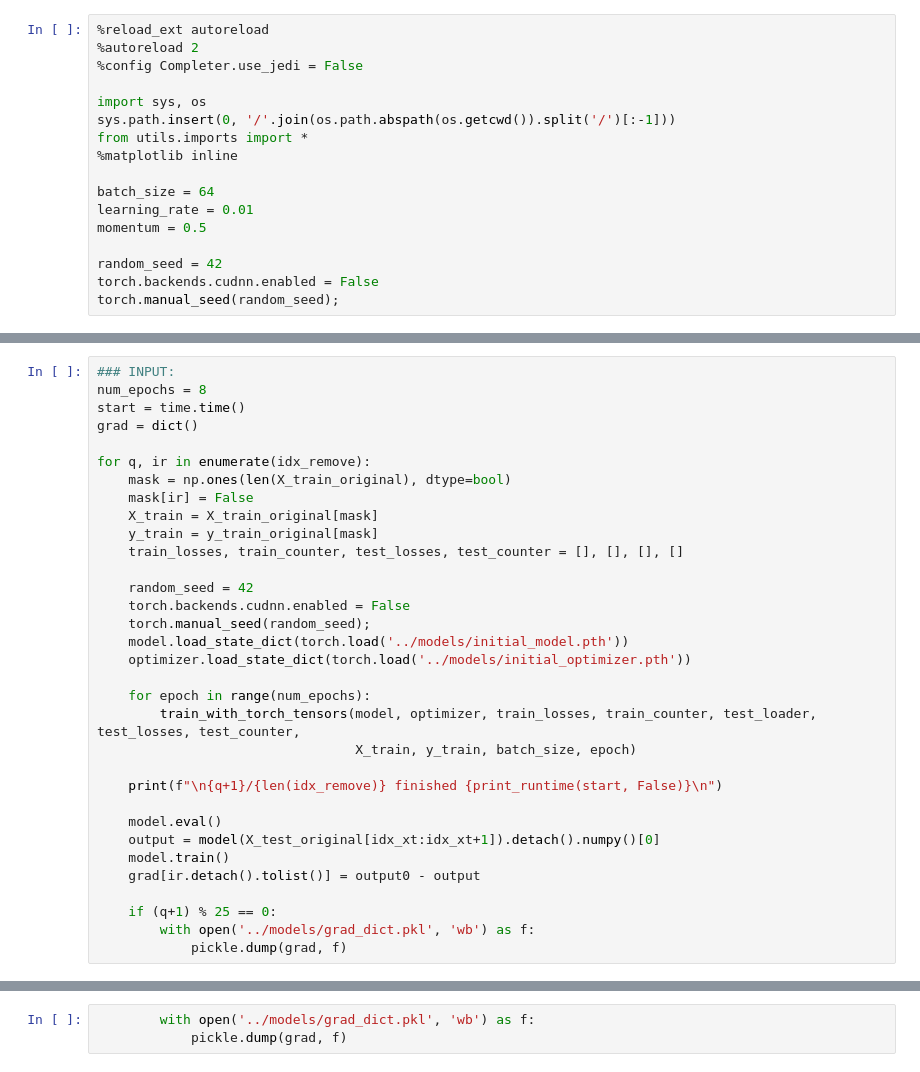
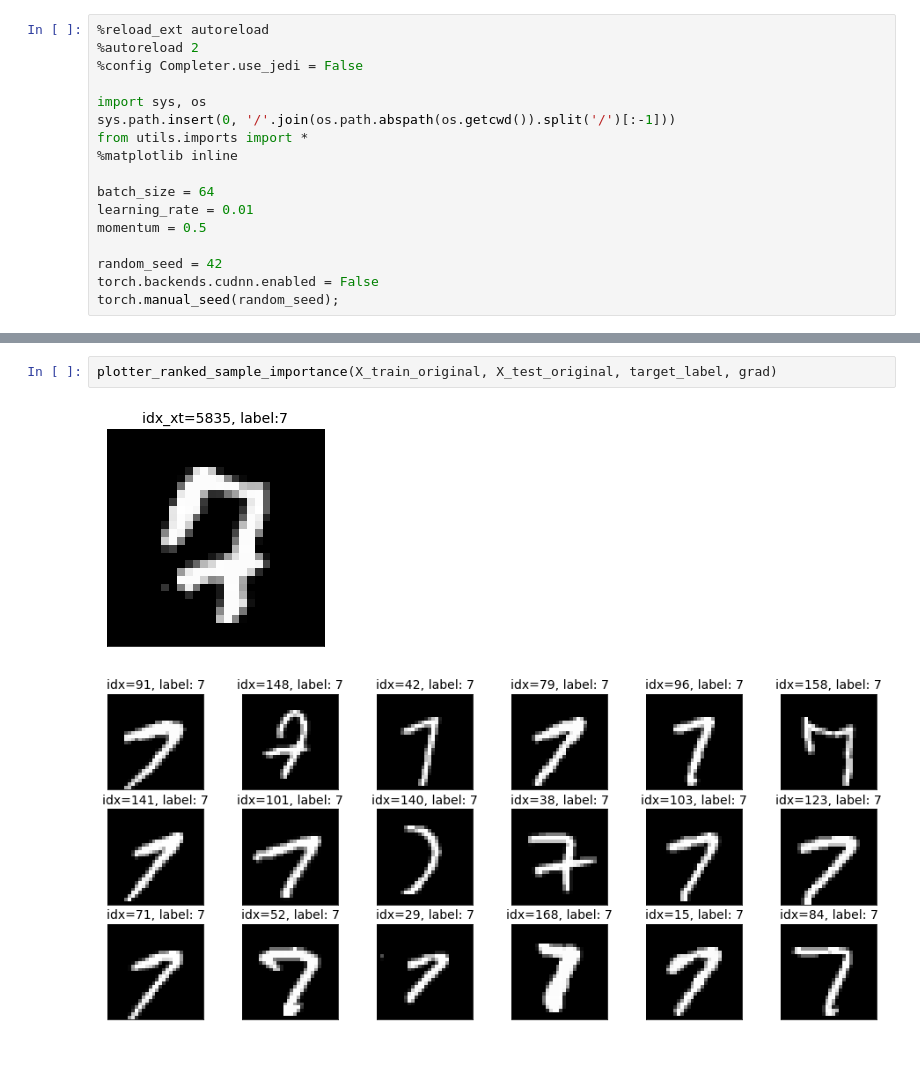
Before and after one commit to ozkansafak/explainability, a Jupyter notebook: notebooks/main.ipynb, the cells around one changed output, grey strips where cells are left out. Drawn from its saved outputs; the diff is of its cells as text.

```diff
--- a/notebooks/main.ipynb
+++ b/notebooks/main.ipynb
@@ -94,33 +159,0 @@ idx_remove = np.argwhere(y_train_original == 1)[0]
-# %%
-### INPUT:
-num_epochs = 8
-start = time.time()
-grad = dict()
-
-for q, ir in enumerate(idx_remove):
-    mask = np.ones(len(X_train_original), dtype=bool)
-    mask[ir] = False
-    X_train = X_train_original[mask]
-    y_train = y_train_original[mask]
-    train_losses, train_counter, test_losses, test_counter = [], [], [], []
-
-    random_seed = 42
-    torch.backends.cudnn.enabled = False
-    torch.manual_seed(random_seed);
-    model.load_state_dict(torch.load('../models/initial_model.pth'))
-    optimizer.load_state_dict(torch.load('../models/initial_optimizer.pth'))
-
-    for epoch in range(num_epochs):
-        train_with_torch_tensors(model, optimizer, train_losses, train_counter, test_loader, test_losses, test_counter,
-                                 X_train, y_train, batch_size, epoch)
-
-    print(f"\n{q+1}/{len(idx_remove)} finished {print_runtime(start, False)}\n")
-
-    model.eval()
-    output = model(X_test_original[idx_xt:idx_xt+1]).detach().numpy()[0]
-    model.train()
-    grad[ir.detach().tolist()] = output0 - output
-
-    if (q+1) % 25 == 0:
-        with open('../models/grad_dict.pkl', 'wb') as f:
-            pickle.dump(grad, f)
@@ -146,3 +160,5 @@ KeyboardInterrupt:
-# %%
-        with open('../models/grad_dict.pkl', 'wb') as f:
-            pickle.dump(grad, f)
+# %%
+plotter_ranked_sample_importance(X_train_original, X_test_original, target_label, grad)
+# %% [output]
+[figure, added]
+[figure, added]
```
Also changed, not shown: parts of 10 cells of this notebook, 8 other files.
